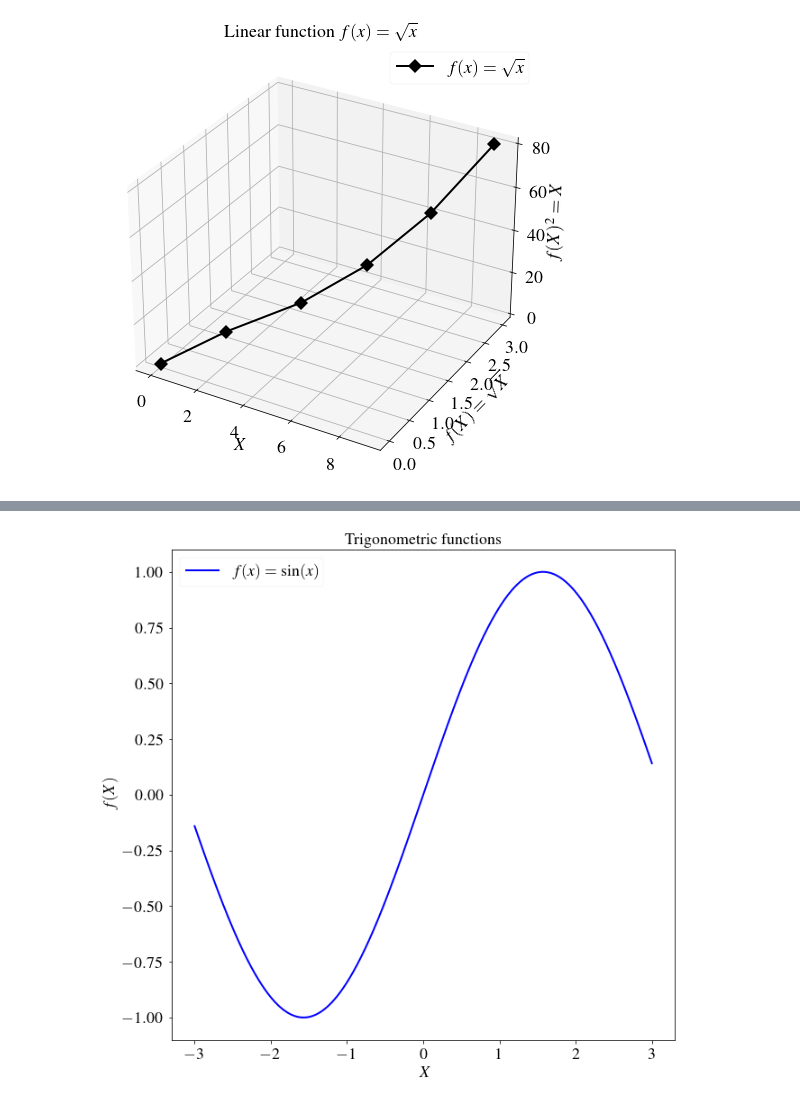
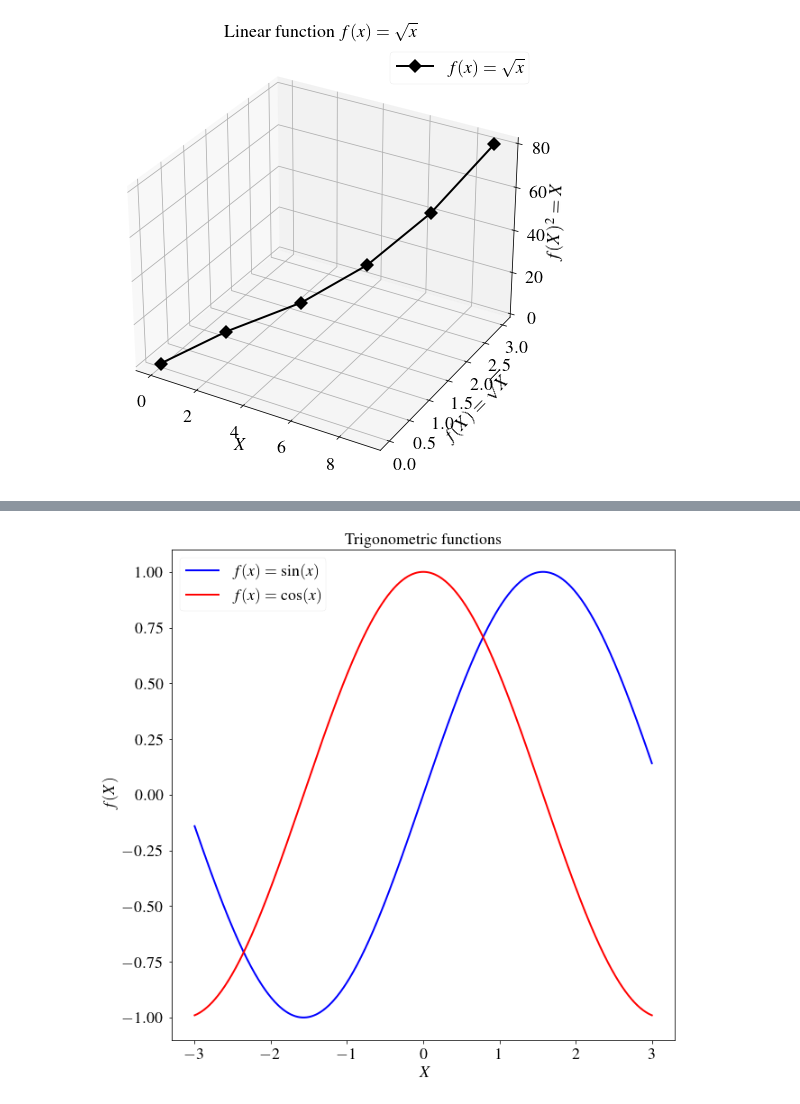
Before and after one commit to qlinhta/my-notes, a Jupyter notebook: teaching/MatplotlibOxford.ipynb, the cells around one changed output, grey strips where cells are left out. Drawn from its saved outputs; the diff is of its cells as text; code cells hidden in the pictures.

```diff
--- a/teaching/MatplotlibOxford.ipynb
+++ b/teaching/MatplotlibOxford.ipynb
@@ -151,14 +140,14 @@ plt.show()
 # %%
 # Plot all function of x
 
 x = np.linspace(-3, 3, 1000)
 plt.subplots(figsize=(10, 10))
 plt.plot(x, np.sin(x), color='blue', linestyle='solid', linewidth=2, label='$f(x)=\sin(x)$')
-# plt.plot(x, np.cos(x), color='red', linestyle='solid', linewidth=2, label='$f(x)=\cos(x)$')
+plt.plot(x, np.cos(x), color='red', linestyle='solid', linewidth=2, label='$f(x)=\cos(x)$')
 plt.xlabel('$X$')
 plt.ylabel('$f(X)$')
 plt.title('Trigonometric functions')
 plt.legend()
 plt.show()
 # %% [output]
-[figure, old version]
+[figure, new version]
```
Also changed, not shown: parts of 8 cells of this notebook, 6 other files.
